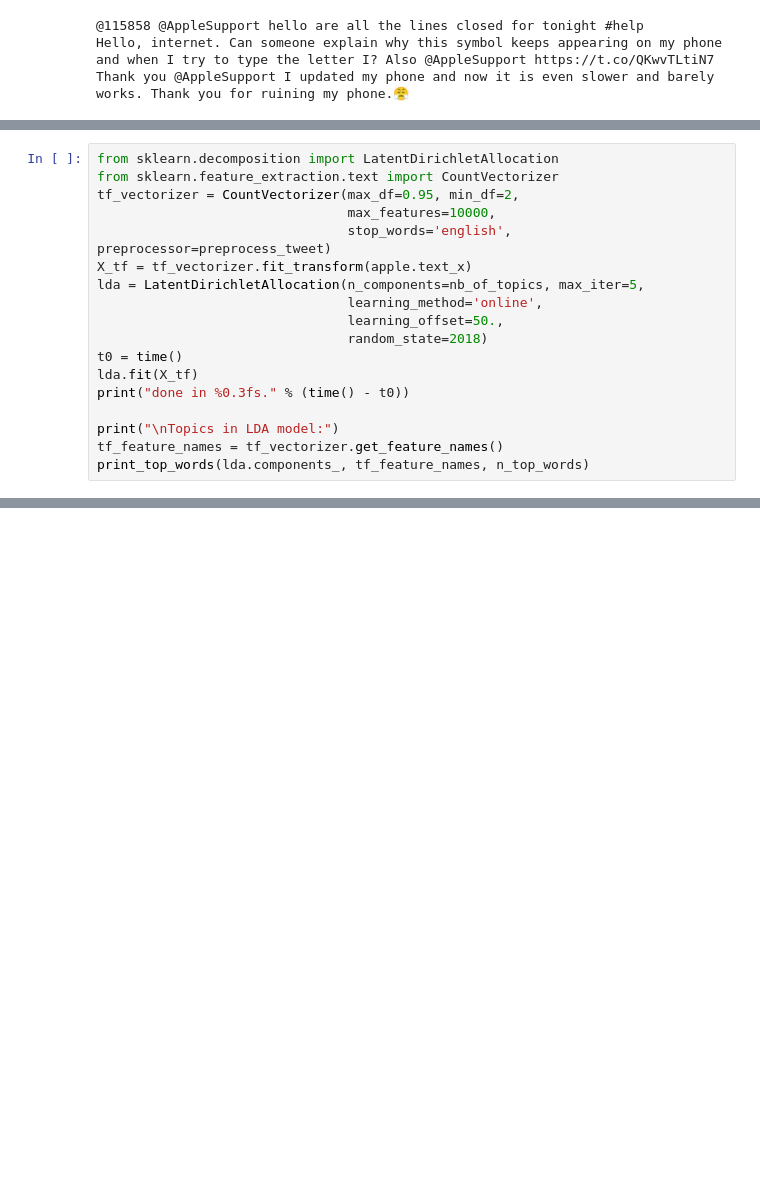
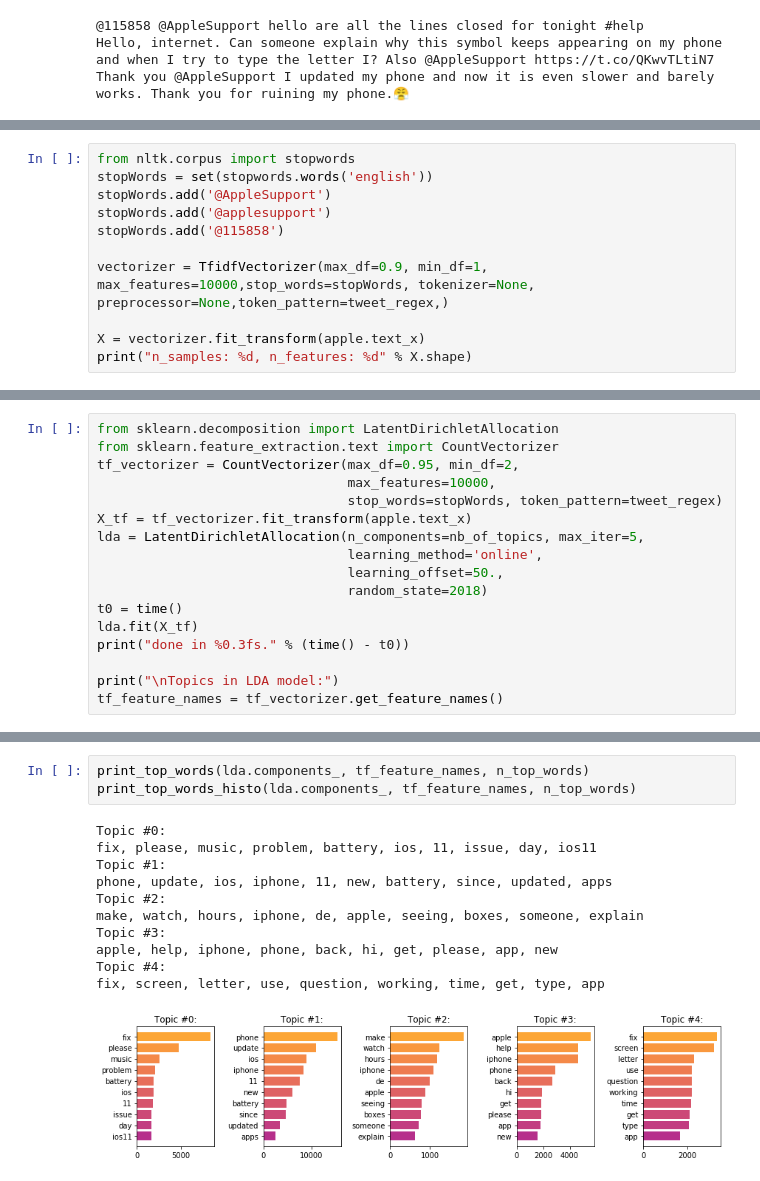
Before and after one commit to francoisserra/topic-modelling-tweets, a Jupyter notebook: tweets-topic-modelling.ipynb, the cells around one changed output, grey strips where cells are left out. Drawn from its saved outputs; the diff is of its cells as text; blank space fills up the shorter version.

```diff
--- a/tweets-topic-modelling.ipynb
+++ b/tweets-topic-modelling.ipynb
@@ -190,0 +207,11 @@ Hello, internet. Can someone explain why this symbol keeps appearing on my phone
+# %%
+from nltk.corpus import stopwords
+stopWords = set(stopwords.words('english'))
+stopWords.add('@AppleSupport')
+stopWords.add('@applesupport')
+stopWords.add('@115858')
+
+vectorizer = TfidfVectorizer(max_df=0.9, min_df=1, max_features=10000,stop_words=stopWords, tokenizer=None, preprocessor=None,token_pattern=tweet_regex,)
+
+X = vectorizer.fit_transform(apple.text_x)
+print("n_samples: %d, n_features: %d" % X.shape)
@@ -286,7 +343,7 @@ from sklearn.decomposition import LatentDirichletAllocation
 from sklearn.feature_extraction.text import CountVectorizer
 tf_vectorizer = CountVectorizer(max_df=0.95, min_df=2,
                                 max_features=10000,
-                                stop_words='english', preprocessor=preprocess_tweet)
+                                stop_words=stopWords, token_pattern=tweet_regex)
 X_tf = tf_vectorizer.fit_transform(apple.text_x)
 lda = LatentDirichletAllocation(n_components=nb_of_topics, max_iter=5,
                                 learning_method='online',
@@ -298,5 +355,4 @@ print("done in %0.3fs." % (time() - t0))
 
 print("\nTopics in LDA model:")
 tf_feature_names = tf_vectorizer.get_feature_names()
-print_top_words(lda.components_, tf_feature_names, n_top_words)
 # %% [output]
@@ -319,0 +372,15 @@ AppleSupport 11 iOS iPhone update battery phone won new apps
+# %%
+print_top_words(lda.components_, tf_feature_names, n_top_words)
+print_top_words_histo(lda.components_, tf_feature_names, n_top_words)
+# %% [output]
+Topic #0:
+fix, please, music, problem, battery, ios, 11, issue, day, ios11
+Topic #1:
+phone, update, ios, iphone, 11, new, battery, since, updated, apps
+Topic #2:
+make, watch, hours, iphone, de, apple, seeing, boxes, someone, explain
+Topic #3:
+apple, help, iphone, phone, back, hi, get, please, app, new
+Topic #4:
+fix, screen, letter, use, question, working, time, get, type, app
+[figure, added]
```
Also changed, not shown: parts of 22 cells of this notebook.
